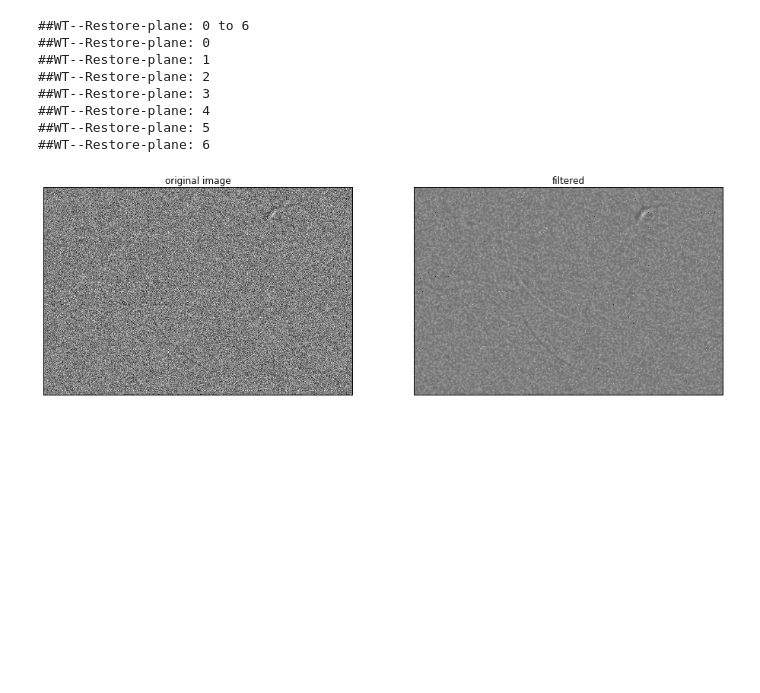
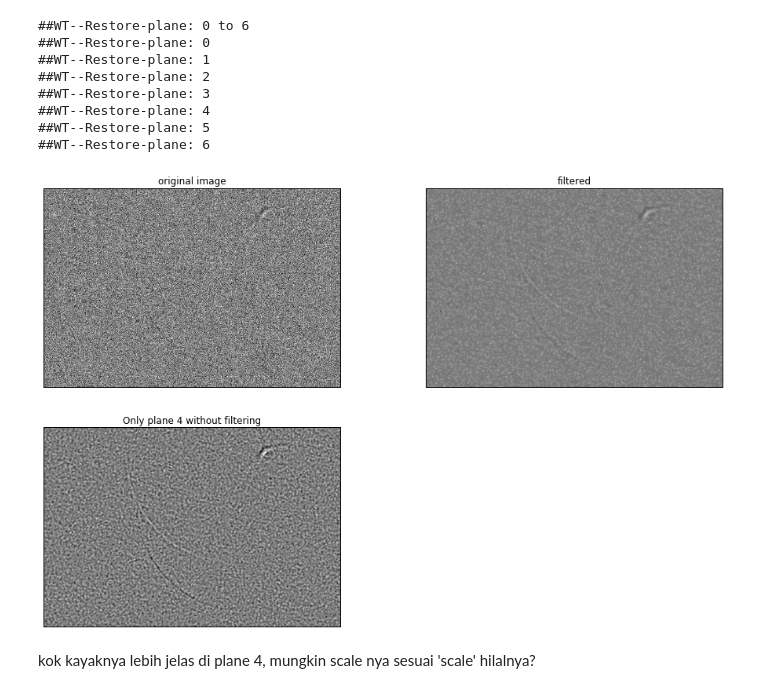
Before and after one commit to ridlo/radio_notebooks, a Jupyter notebook: Hilal.ipynb, the cells around one changed output. Saved outputs shown, nothing was run; the diff lists cells and outputs as text; code cells hidden in the pictures; blank space fills up the shorter version.

```diff
--- a/Hilal.ipynb
+++ b/Hilal.ipynb
@@ -101,21 +101,28 @@ filtered = wt.restore(filteredplane, 0, 6)
 ##WT--Restore-plane: 5
 ##WT--Restore-plane: 6
 # %%
-plt.figure(figsize=(16,16))
+plt.figure(figsize=(16,10))
 
-plt.subplot(121)
+plt.subplot(221)
 plt.imshow(hilal, cmap=plt.cm.gray)
 plt.title("original image")
 plt.xticks([]), plt.yticks([])
 
-plt.subplot(122)
+plt.subplot(222)
 plt.title("filtered")
 plt.imshow(filtered, cmap=plt.cm.gray)
 plt.xticks([]), plt.yticks([])
 
+plt.subplot(223)
+plt.title("Only plane 4 without filtering")
+plt.imshow(plane[2], cmap=plt.cm.gray)
+plt.xticks([]), plt.yticks([])
+
 plt.show()
 # %% [output]
-[figure, old version]
+[figure, new version]
+# %% [markdown]
+kok kayaknya lebih jelas di plane 4, mungkin scale nya sesuai 'scale' hilalnya?
 # %%
 from IPython.display import Image
 Image(url='hilal.gif')
```
Also changed, not shown: parts of 3 cells of this notebook, 3 other files.
